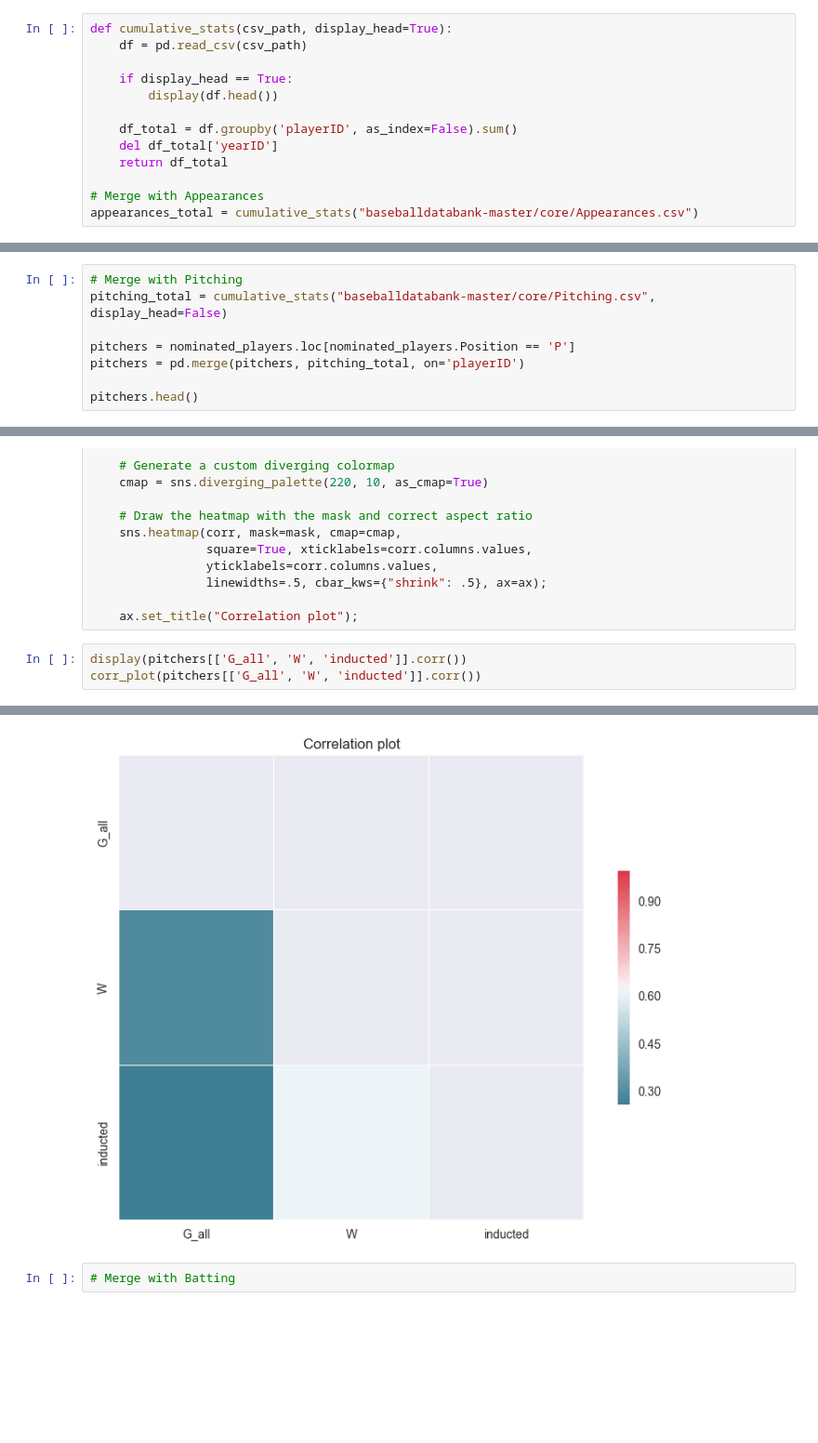
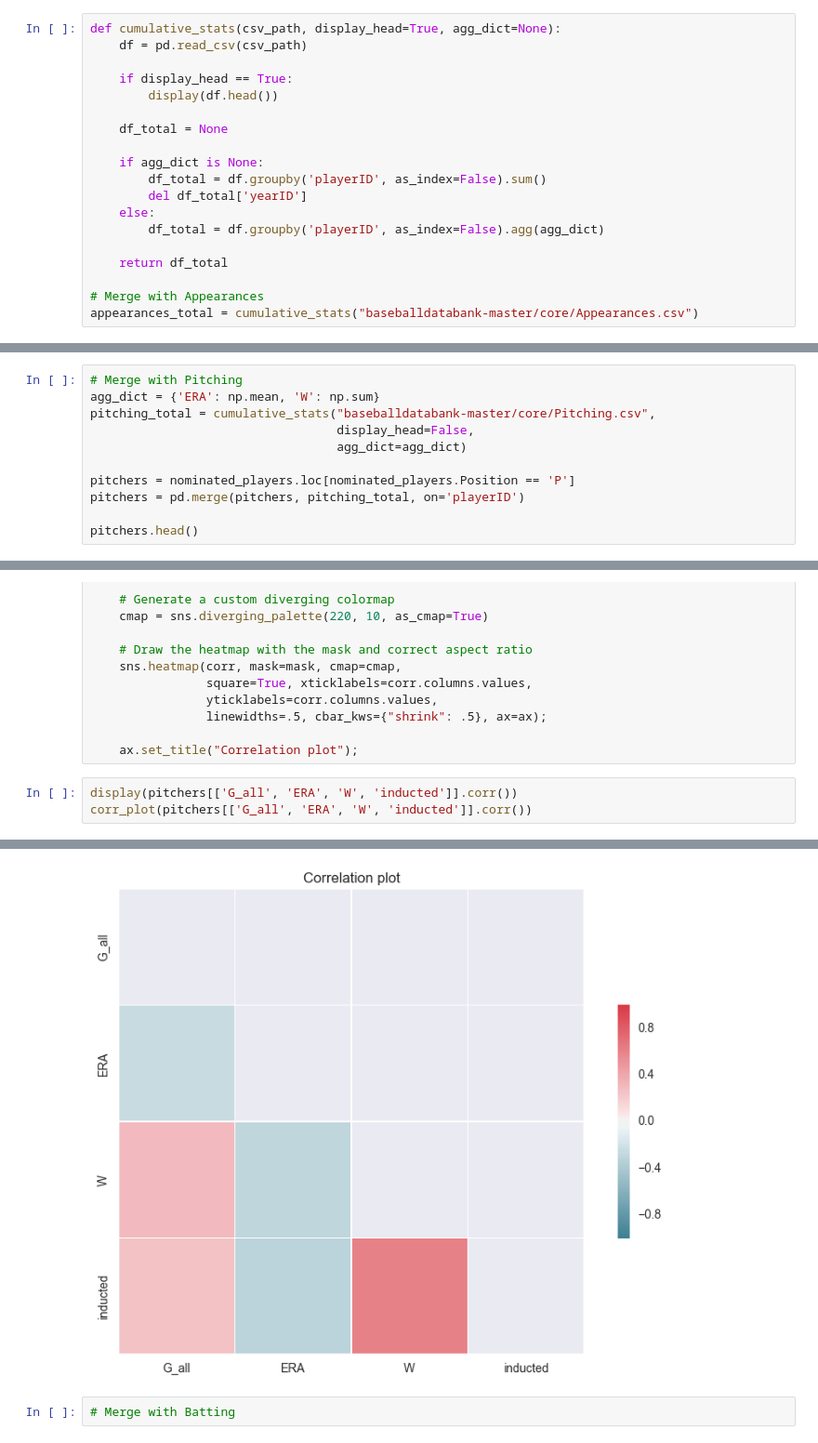
Before and after one commit to hueykwik/baseballhof, a Jupyter notebook: Hall of Fame Analysis.ipynb, the cells around one changed output, grey strips where cells are left out. Shown at 93% size. Saved outputs shown, nothing was run; the diff lists cells and outputs as text; blank space fills up the shorter version.

Commit message:
Compute ERA via np.mean

```diff
--- a/Hall of Fame Analysis.ipynb
+++ b/Hall of Fame Analysis.ipynb
@@ -44,14 +44,20 @@ display(nominated_players.shape)
 # %% [output]
 (1188, 11)
 # %%
-def cumulative_stats(csv_path, display_head=True):
+def cumulative_stats(csv_path, display_head=True, agg_dict=None):
     df = pd.read_csv(csv_path)
 
     if display_head == True:
         display(df.head())
 
-    df_total = df.groupby('playerID', as_index=False).sum()
-    del df_total['yearID']
+    df_total = None
+
+    if agg_dict is None:
+        df_total = df.groupby('playerID', as_index=False).sum()
+        del df_total['yearID']
+    else:
+        df_total = df.groupby('playerID', as_index=False).agg(agg_dict)
+
     return df_total
 
 # Merge with Appearances
@@ -95,7 +101,10 @@ nominated_players['inducted'] = nominated_players['inducted'].apply(convert_indu
 # Pitching
 # %%
 # Merge with Pitching
-pitching_total = cumulative_stats("baseballdatabank-master/core/Pitching.csv", display_head=False)
+agg_dict = {'ERA': np.mean, 'W': np.sum}
+pitching_total = cumulative_stats("baseballdatabank-master/core/Pitching.csv",
+                                  display_head=False,
+                                  agg_dict=agg_dict)
 
 pitchers = nominated_players.loc[nominated_players.Position == 'P']
 pitchers = pd.merge(pitchers, pitching_total, on='playerID')
@@ -135,6 +140,6 @@ def corr_plot(corr):
 
     ax.set_title("Correlation plot");
 # %%
-display(pitchers[['G_all', 'W', 'inducted']].corr())
-corr_plot(pitchers[['G_all', 'W', 'inducted']].corr())
+display(pitchers[['G_all', 'ERA', 'W', 'inducted']].corr())
+corr_plot(pitchers[['G_all', 'ERA', 'W', 'inducted']].corr())
 # %% [output]
@@ -145,4 +151,4 @@ corr_plot(pitchers[['G_all', 'W', 'inducted']].corr())
-[figure, old version]
+[figure, new version]
 # %%
 # Merge with Batting
 # %%
```
Also changed, not shown: parts of 2 cells of this notebook.
